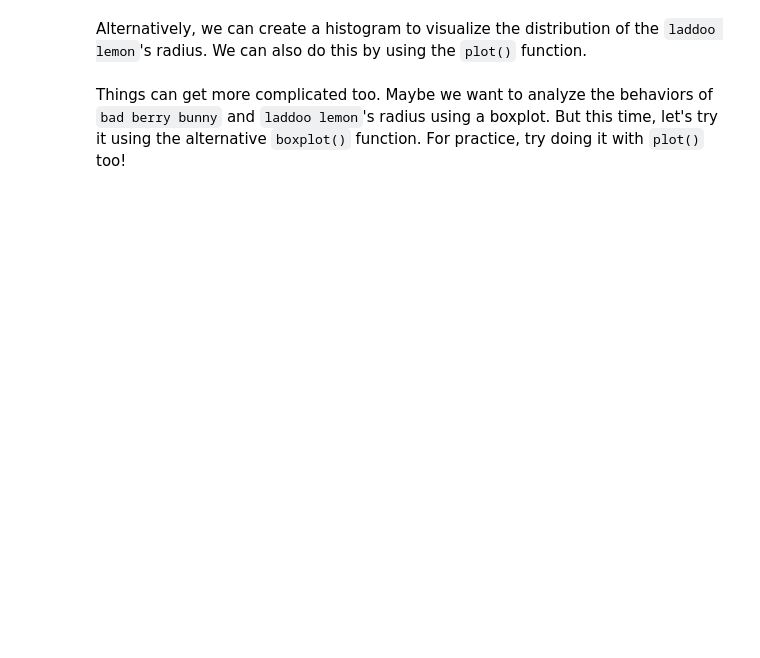
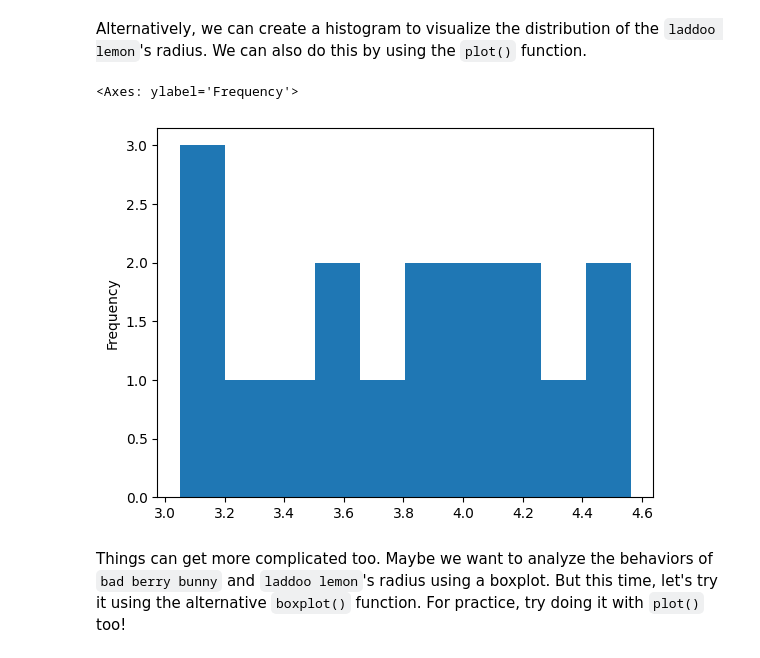
Before and after one commit to gallettilance/Data-Science-Fundamentals, a Jupyter notebook: labs/lab-02/lab02.ipynb, the cells around one changed output. Drawn from its saved outputs; the diff is of its cells as text; code cells hidden in the pictures; blank space fills up the shorter version.

```diff
--- a/labs/lab-02/lab02.ipynb
+++ b/labs/lab-02/lab02.ipynb
@@ -366,6 +396,10 @@ We may even want to get more specific and visualize the shape of a distribution
 Alternatively, we can create a histogram to visualize the distribution of the `laddoo lemon`'s radius. We can also do this by using the `plot()` function.
 # %%
 #TODO: add the described histogram
+df[df['cookie'] == 'laddoo']['radius'].plot.hist()
+# %% [output]
+<Axes: ylabel='Frequency'>
+[figure, added]
 # %% [markdown]
 Things can get more complicated too. Maybe we want to analyze the behaviors of `bad berry bunny` and `laddoo lemon`'s radius using a boxplot. But this time, let's try it using the alternative `boxplot()` function. For practice, try doing it with `plot()` too!
 # %%
```
Also changed, not shown: parts of 6 cells of this notebook.
